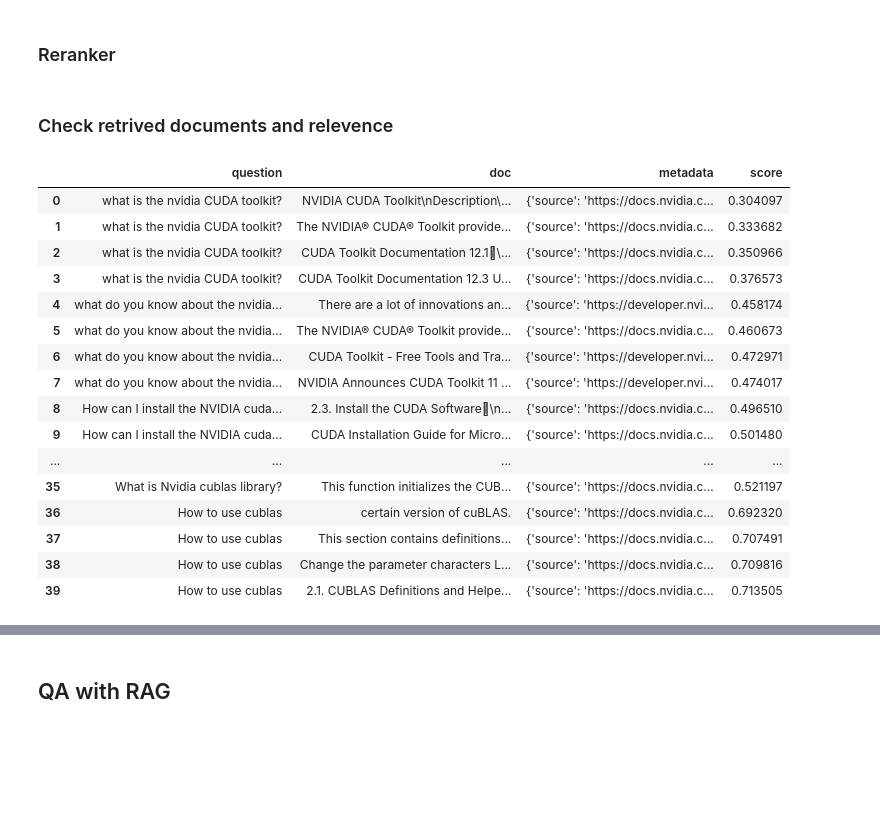
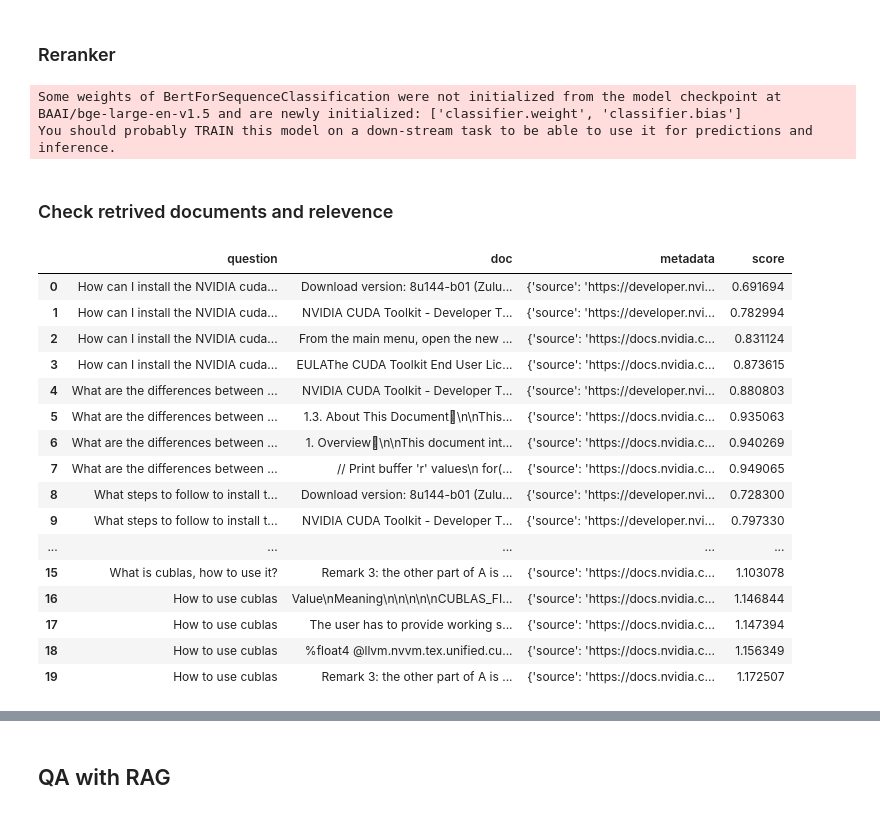
Before and after one commit to hsunsmile/ml-notebooks, a Jupyter notebook: nvidia-rag/Problem_01_AI_Assisted_Learning_for_NVIDIA_SDKs_and_Toolkits.ipynb, the cells around one changed output, grey strips where cells are left out. Saved outputs shown, nothing was run; the diff lists cells and outputs as text; code cells hidden in the pictures; blank space fills up the shorter version.

```diff
--- a/nvidia-rag/Problem_01_AI_Assisted_Learning_for_NVIDIA_SDKs_and_Toolkits.ipynb
+++ b/nvidia-rag/Problem_01_AI_Assisted_Learning_for_NVIDIA_SDKs_and_Toolkits.ipynb
@@ -20,23 +20,31 @@ NVIDIA_A100-SXM4-40GB
 ### Hyper parameters for the app
 One can change LLM models here to try different models easily.
 # %%
-llm_model_name = 'meta-llama/Llama-2-13b-chat-hf'
-# llm_model_name = 'mistralai/Mistral-7B-v0.1'
 # llm_model_name = 'meta-llama/Llama-2-7b-chat-hf'
+# llm_model_name = 'meta-llama/Llama-2-13b-chat-hf'
+llm_model_name = 'mistralai/Mistral-7B-v0.1'
+
+# Best performance on similar search, but slower
+# https://www.sbert.net/docs/pretrained_models.html#:~:text=The%20all%2Dmpnet%2Dbase%2D,all%20existing%20sentence%2Dtransformers%20models.
+embedding_model_name = 'sentence-transformers/all-mpnet-base-v2'
+# embedding_model_name = 'sentence-transformers/all-MiniLM-L6-v2'
+# embedding_model_name = 'BAAI/bge-large-en-v1.5'
+reranker_model_name = 'BAAI/bge-large-en-v1.5'
 
 pipeline_type = "text-generation"
 enable_multi_query = False
 
 questions = [
-    "what is the nvidia CUDA toolkit?",
-    "what do you know about the nvidia CUDA toolkit?",
-    "How can I install the NVIDIA cuda toolkit on windows?",
-    "What steps to follow to install the NVIDIA cuda toolkit on windows?",
-    "what is the differences between nvida's BioMegatron and Megatron 530B LLM?",
+    # "what is the nvidia CUDA toolkit?",
+    # "what do you know about the nvidia CUDA toolkit?",
+    # "How can I install the NVIDIA cuda toolkit on windows?",
+    # "What steps to follow to install the NVIDIA cuda toolkit on windows?",
+    # "what is the differences between nvida's BioMegatron and Megatron 530B LLM?",
     "How can I install the NVIDIA cuda toolkit on Mac OSX with M2 processor?",
+    "What are the differences between install CUDA on Linux and Mac OSX with M2 processor?",
     "What steps to follow to install the NVIDIA cuda toolkit on Mac OSX with M2 processor?",
     "What is cublas, how to use it?",
-    "What is Nvidia cublas library?",
+    # "What is Nvidia cublas library?",
     "How to use cublas"
 ]
 # %% [markdown]
@@ -182,10 +190,12 @@ def lighter_model_pipeline(model_id, pipeline_type):
       torch_dtype=torch.bfloat16,
       device_map="auto")
 
+import re
+
 def create_pipeline(model_id, pipeline_type):
-  if model_id.startswith("TinyLlama"):
+  if re.match(r"TinyLlama", model_id):
     return lighter_model_pipeline(model_id, pipeline_type)
-  elif model_id.startswith("meta-llama"):
+  elif re.match(r"mistralai|meta-llama", model_id):
     return quantizized_model_pipeline(model_id, pipeline_type)
 
   raise Exception(f"model_id: {model_id} is not supported")
@@ -215,8 +226,8 @@ llm = HuggingFacePipeline(pipeline=generate_text)
 import pandas as pd
 import time
 
-llm_model = llm_model_name.replace("/", "_")
-vanilla_results_file = f"{cache_folder}/vanilla_results_{llm_model}.csv"
+llm_model_path_name = llm_model_name.replace("/", "_")
+vanilla_results_file = f"{cache_folder}/vanilla_results_{llm_model_path_name}.csv"
 if not os.path.exists(vanilla_results_file):
   vanilla_results = []
   for question in questions:
@@ -2330,7 +2341,7 @@ import os
 import datetime
 
 
-def create_or_load_faiss_index(documents, cache_path, model_name = "sentence-transformers/all-mpnet-base-v2"):
+def create_or_load_faiss_index(documents, cache_path, model_name):
     embeddings = HuggingFaceEmbeddings(model_name=model_name, model_kwargs={"device": "cuda"})
     existing_store = None
     new_vectorstore = None
@@ -2359,8 +2370,9 @@ def create_or_load_faiss_index(documents, cache_path, model_name = "sentence-tra
 
     return vectorstore
 
-cache_path = f"{cache_folder}/faiss_index"
-vectorstore = create_or_load_faiss_index(new_documents, cache_path)
+embedding_model_name_path = embedding_model_name.replace("/", "_")
+cache_path = f"{cache_folder}/faiss_index_{embedding_model_name_path}"
+vectorstore = create_or_load_faiss_index(list(all_documents)[:30], cache_path, model_name=embedding_model_name)
 # %% [markdown]
 ### Muli-query retriever
 # %%
@@ -2440,12 +2457,15 @@ class FilteredRetriever(VectorStoreRetriever):
 
         return filtered_results
 
-reranker = FlagReranker('BAAI/bge-reranker-base', use_fp16=True)
+reranker = FlagReranker(reranker_model_name, use_fp16=True)
 
 if enable_multi_query:
   filtered_retriever = FilteredRetriever(vectorstore=retriever_from_llm, reranker=reranker)
 else:
-  filtered_retriever = FilteredRetriever(vectorstore=vectorstore, reranker=reranker)
+  filtered_retriever = FilteredRetriever(vectorstore=vectorstore.as_retriever(), reranker=reranker)
+# %% [output]
+Some weights of BertForSequenceClassification were not initialized from the model checkpoint at BAAI/bge-large-en-v1.5 and are newly initialized: ['classifier.weight', 'classifier.bias']
+You should probably TRAIN this model on a down-stream task to be able to use it for predictions and inference.
 # %% [markdown]
 ### Check retrived documents and relevence
 # %%
@@ -2460,35 +2481,35 @@ current_time_str = get_current_time_str()
 # %%
 faiss_doc_details = []
 
 for query in questions:
   neighbors = vectorstore.similarity_search_with_score(query)
   for neighbor in neighbors:
     (doc, score) = neighbor
     content, metadata = doc.page_content, doc.metadata
     faiss_doc_details.append({
         "question": query,
         "doc": content,
         "metadata": metadata,
         "score": score})
 
 results_without_rerank_df = pd.DataFrame(faiss_doc_details)
-results_without_rerank_df.to_csv(f"{cache_folder}/faiss_doc_details_{current_time_str}.csv", index=False)
+results_without_rerank_df.to_csv(f"{cache_folder}/faiss_doc_details_{embedding_model_name_path}_{current_time_str}.csv", index=False)
 results_without_rerank_df
 # %% [output]
 |  | question | doc | metadata | score |
-| 0 | what is the nvidia CUDA toolkit? | NVIDIA CUDA Toolkit\nDescription\... | {'source': 'https://docs.nvidia.c... | 0.304097 |
-| 1 | what is the nvidia CUDA toolkit? | The NVIDIA® CUDA® Toolkit provide... | {'source': 'https://docs.nvidia.c... | 0.333682 |
-| 2 | what is the nvidia CUDA toolkit? | CUDA Toolkit Documentation 12.1\... | {'source': 'https://docs.nvidia.c... | 0.350966 |
-| 3 | what is the nvidia CUDA toolkit? | CUDA Toolkit Documentation 12.3 U... | {'source': 'https://docs.nvidia.c... | 0.376573 |
-| 4 | what do you know about the nvidia... | There are a lot of innovations an... | {'source': 'https://developer.nvi... | 0.458174 |
-| 5 | what do you know about the nvidia... | The NVIDIA® CUDA® Toolkit provide... | {'source': 'https://docs.nvidia.c... | 0.460673 |
-| 6 | what do you know about the nvidia... | CUDA Toolkit - Free Tools and Tra... | {'source': 'https://developer.nvi... | 0.472971 |
-| 7 | what do you know about the nvidia... | NVIDIA Announces CUDA Toolkit 11 ... | {'source': 'https://developer.nvi... | 0.474017 |
-| 8 | How can I install the NVIDIA cuda... | 2.3. Install the CUDA Software\n... | {'source': 'https://docs.nvidia.c... | 0.496510 |
-| 9 | How can I install the NVIDIA cuda... | CUDA Installation Guide for Micro... | {'source': 'https://docs.nvidia.c... | 0.501480 |
+| 0 | How can I install the NVIDIA cuda... | Download version: 8u144-b01 (Zulu... | {'source': 'https://developer.nvi... | 0.691694 |
+| 1 | How can I install the NVIDIA cuda... | NVIDIA CUDA Toolkit - Developer T... | {'source': 'https://developer.nvi... | 0.782994 |
+| 2 | How can I install the NVIDIA cuda... | From the main menu, open the new ... | {'source': 'https://docs.nvidia.c... | 0.831124 |
+| 3 | How can I install the NVIDIA cuda... | EULAThe CUDA Toolkit End User Lic... | {'source': 'https://docs.nvidia.c... | 0.873615 |
+| 4 | What are the differences between ... | NVIDIA CUDA Toolkit - Developer T... | {'source': 'https://developer.nvi... | 0.880803 |
+| 5 | What are the differences between ... | 1.3. About This Document\n\nThis... | {'source': 'https://docs.nvidia.c... | 0.935063 |
+| 6 | What are the differences between ... | 1. Overview\n\nThis document int... | {'source': 'https://docs.nvidia.c... | 0.940269 |
+| 7 | What are the differences between ... | // Print buffer 'r' values\n for(... | {'source': 'https://docs.nvidia.c... | 0.949065 |
+| 8 | What steps to follow to install t... | Download version: 8u144-b01 (Zulu... | {'source': 'https://developer.nvi... | 0.728300 |
+| 9 | What steps to follow to install t... | NVIDIA CUDA Toolkit - Developer T... | {'source': 'https://developer.nvi... | 0.797330 |
 | ... | ... | ... | ... | ... |
-| 35 | What is Nvidia cublas library? | This function initializes the CUB... | {'source': 'https://docs.nvidia.c... | 0.521197 |
-| 36 | How to use cublas | certain version of cuBLAS. | {'source': 'https://docs.nvidia.c... | 0.692320 |
-| 37 | How to use cublas | This section contains definitions... | {'source': 'https://docs.nvidia.c... | 0.707491 |
-| 38 | How to use cublas | Change the parameter characters L... | {'source': 'https://docs.nvidia.c... | 0.709816 |
-| 39 | How to use cublas | 2.1. CUBLAS Definitions and Helpe... | {'source': 'https://docs.nvidia.c... | 0.713505 |
+| 15 | What is cublas, how to use it? | Remark 3: the other part of A is ... | {'source': 'https://docs.nvidia.c... | 1.103078 |
+| 16 | How to use cublas | Value\nMeaning\n\n\n\n\nCUBLAS_FI... | {'source': 'https://docs.nvidia.c... | 1.146844 |
+| 17 | How to use cublas | The user has to provide working s... | {'source': 'https://docs.nvidia.c... | 1.147394 |
+| 18 | How to use cublas | %float4 @llvm.nvvm.tex.unified.cu... | {'source': 'https://docs.nvidia.c... | 1.156349 |
+| 19 | How to use cublas | Remark 3: the other part of A is ... | {'source': 'https://docs.nvidia.c... | 1.172507 |
```
Also changed, not shown: parts of 12 cells of this notebook.
